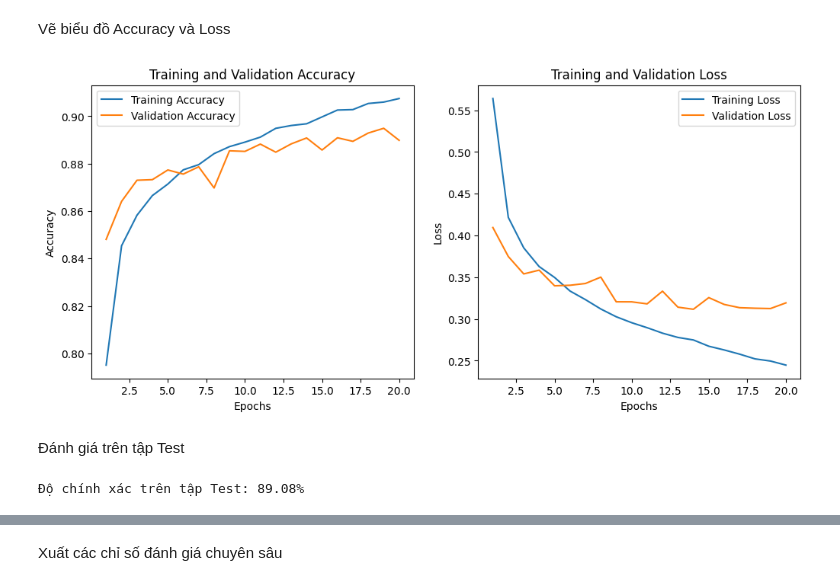
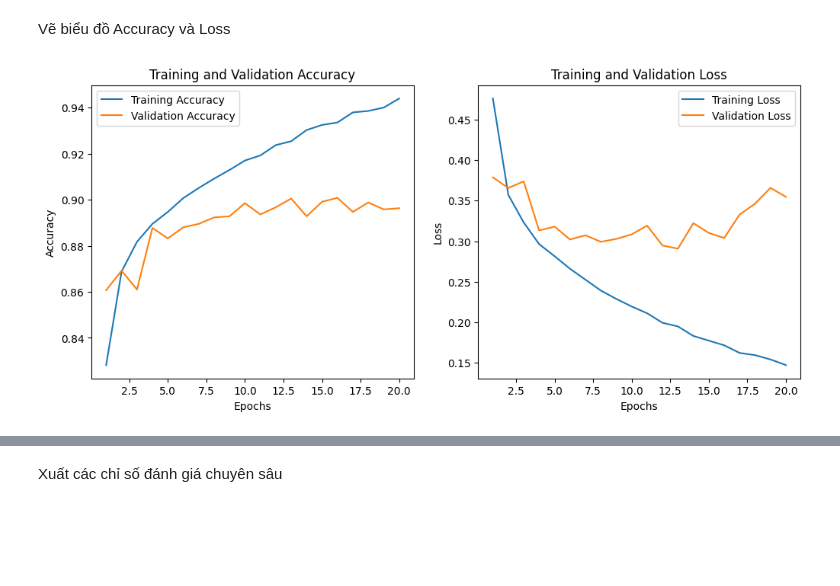
Before and after one commit to dangchicong/hocsau, a Jupyter notebook: Do_an_Cuoi_khoa_DangChiCong_1001250039.ipynb, the cells around one changed output, grey strips where cells are left out. Saved outputs shown, nothing was run; the diff lists cells and outputs as text; code cells hidden in the pictures; blank space fills up the shorter version.

```diff
--- a/Do_an_Cuoi_khoa_DangChiCong_1001250039.ipynb
+++ b/Do_an_Cuoi_khoa_DangChiCong_1001250039.ipynb
@@ -124,0 +124,16 @@ Dữ liệu đã sẵn sàng!
+# %%
+# BƯỚC 1: ÉP KIỂU DỮ LIỆU
+X_train_new = x_train.astype('float32')
+X_test_new = x_test.astype('float32')
+
+# BƯỚC 2: CHUẨN HÓA VỀ KHOẢNG [0, 1]
+X_train_new /= 255.0
+X_test_new /= 255.0
+
+# BƯỚC 3: MỞ RỘNG CHIỀU (Dành cho cả CNN và MLP)
+X_train_new = np.expand_dims(X_train_new, -1)
+X_test_new = np.expand_dims(X_test_new, -1)
+
+# KIỂM TRA KẾT QUẢ
+print(f"Giá trị pixel lớn nhất: {X_train_new.max()}") # Phải là 1.0
+print(f"Hình dạng dữ liệu: {X_train_new.shape}")    # Phải là (60000, 28, 28, 1)
@@ -203,0 +195,18 @@ Epoch 20/20
+# %%
+# 1. Cấu hình các siêu tham số huấn luyện
+EPOCHS = 20           # Số lần lặp lại toàn bộ tập dữ liệu
+BATCH_SIZE = 64       # Số lượng mẫu dữ liệu xử lý trong một lần cập nhật trọng số
+
+print("Đang tiến hành huấn luyện mô hình MLP với hàm kích hoạt ReLU...")
+
+# 2. Thực hiện huấn luyện
+# Sử dụng dữ liệu X_train_new và X_test_new đã chuẩn hóa ở bước trước
+history_mlp = model_mlp.fit(
+    X_train_new, y_train,                # Dữ liệu và nhãn huấn luyện
+    epochs=EPOCHS,                       # Số chu kỳ huấn luyện
+    batch_size=BATCH_SIZE,               # Kích thước lô
+    validation_data=(X_test_new, y_test), # Dữ liệu kiểm thử để đánh giá khách quan
+    verbose=1                            # Hiển thị tiến trình huấn luyện từng dòng
+)
+
+print("\nHuấn luyện hoàn tất!")
@@ -206,41 +233,33 @@ Vẽ biểu đồ Accuracy và Loss
 # %%
 import matplotlib.pyplot as plt
 
 # Lấy dữ liệu từ biến history[cite: 1]
-acc = history.history['accuracy']
-val_acc = history.history['val_accuracy']
-loss = history.history['loss']
-val_loss = history.history['val_loss']
+acc = history_mlp.history['accuracy']
+val_acc = history_mlp.history['val_accuracy']
+loss = history_mlp.history['loss']
+val_loss = history_mlp.history['val_loss']
 epochs_range = range(1, len(acc) + 1)
 
 plt.figure(figsize=(12, 5))
 
 # Vẽ biểu đồ Accuracy Curve
 plt.subplot(1, 2, 1)
 plt.plot(epochs_range, acc, label='Training Accuracy')
 plt.plot(epochs_range, val_acc, label='Validation Accuracy')
 plt.title('Training and Validation Accuracy')
 plt.xlabel('Epochs')
 plt.ylabel('Accuracy')
 plt.legend()
 
 # Vẽ biểu đồ Loss Curve
 plt.subplot(1, 2, 2)
 plt.plot(epochs_range, loss, label='Training Loss')
 plt.plot(epochs_range, val_loss, label='Validation Loss')
 plt.title('Training and Validation Loss')
 plt.xlabel('Epochs')
 plt.ylabel('Loss')
 plt.legend()
 
 plt.show()
 # %% [output]
-[figure, old version]
+[figure, new version]
-# %% [markdown]
-Đánh giá trên tập Test
-# %%
-# Chuyển sang chế độ suy luận và đánh giá[cite: 6]
-test_loss, test_acc = model.evaluate(X_test, y_test, verbose=0)
-print(f"Độ chính xác trên tập Test: {test_acc*100:.2f}%")
-# %% [output]
-Độ chính xác trên tập Test: 89.08%
```
Also changed, not shown: parts of 24 cells of this notebook.
